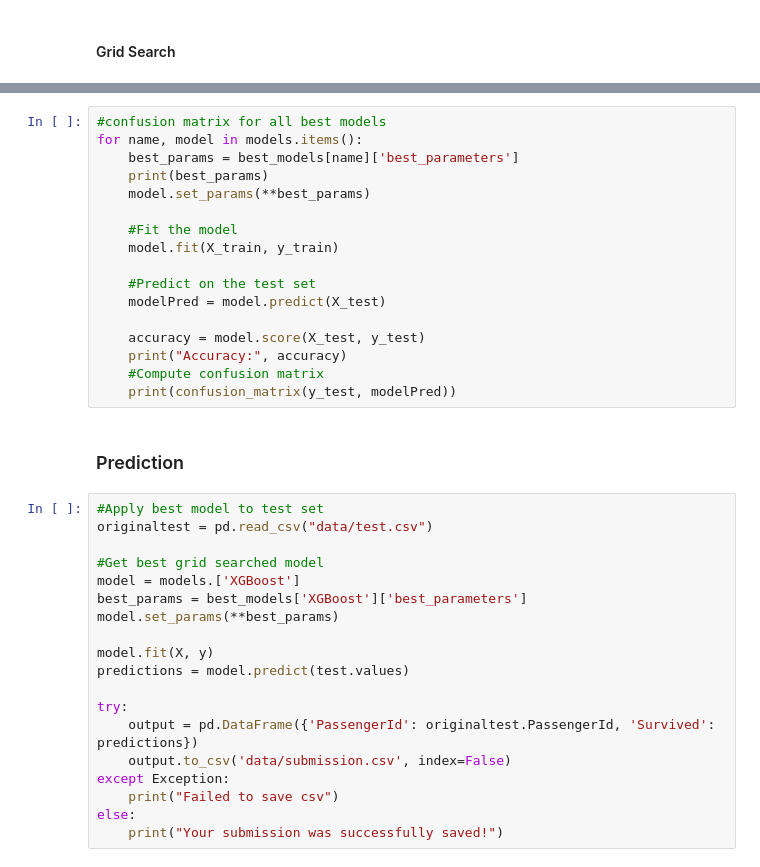
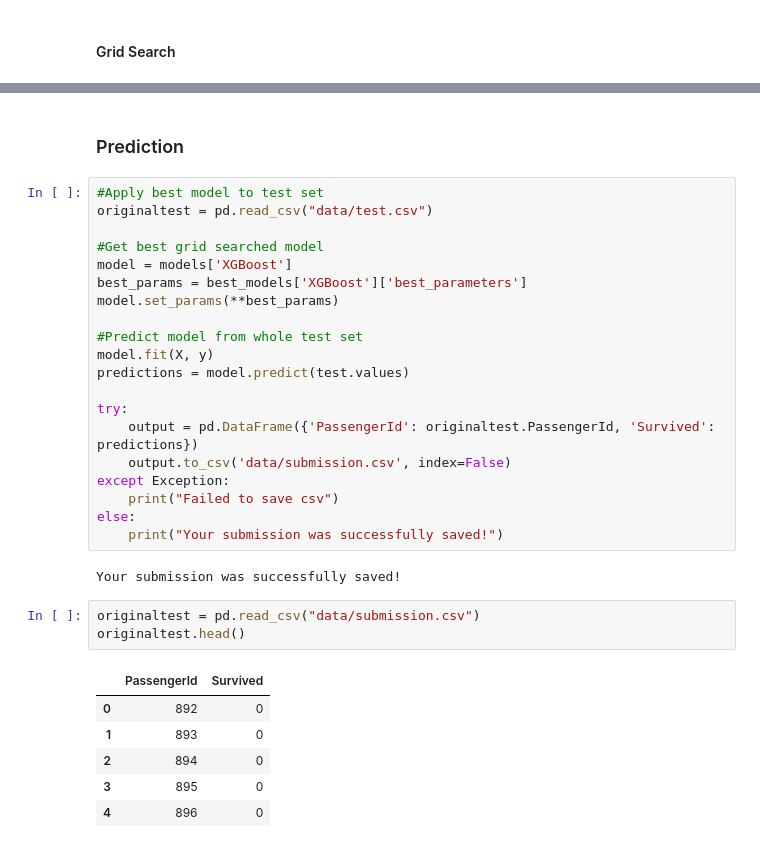
Before and after one commit to joshashton/titanic-ML-from-disaster, a Jupyter notebook: titanic.ipynb, the cells around one changed output, grey strips where cells are left out. Saved outputs shown, nothing was run; the diff lists cells and outputs as text.

Commit message:
Created submission csv

```diff
--- a/titanic.ipynb
+++ b/titanic.ipynb
@@ -573,20 +450,3 @@ Training Support Vector Machine...
-# %%
-#confusion matrix for all best models
-for name, model in models.items():
-    best_params = best_models[name]['best_parameters']
-    print(best_params)
-    model.set_params(**best_params)
-
-    #Fit the model
-    model.fit(X_train, y_train)
-
-    #Predict on the test set
-    modelPred = model.predict(X_test)
-
-    accuracy = model.score(X_test, y_test)
-    print("Accuracy:", accuracy)
-    #Compute confusion matrix
-    print(confusion_matrix(y_test, modelPred))
 # %% [markdown]
 ### Prediction
 # %%
@@ -594,10 +454,11 @@ for name, model in models.items():
 originaltest = pd.read_csv("data/test.csv")
 
 #Get best grid searched model
-model = models.['XGBoost']
+model = models['XGBoost']
 best_params = best_models['XGBoost']['best_parameters']
 model.set_params(**best_params)
 
+#Predict model from whole test set
 model.fit(X, y)
 predictions = model.predict(test.values)
 
@@ -608,3 +469,15 @@ except Exception:
     print("Failed to save csv")
 else:
     print("Your submission was successfully saved!")
+# %% [output]
+Your submission was successfully saved!
+# %%
+originaltest = pd.read_csv("data/submission.csv")
+originaltest.head()
+# %% [output]
+|  | PassengerId | Survived |
+| 0 | 892 | 0 |
+| 1 | 893 | 0 |
+| 2 | 894 | 0 |
+| 3 | 895 | 0 |
+| 4 | 896 | 0 |
```
Also changed, not shown: parts of 15 cells of this notebook, 1 other file.
